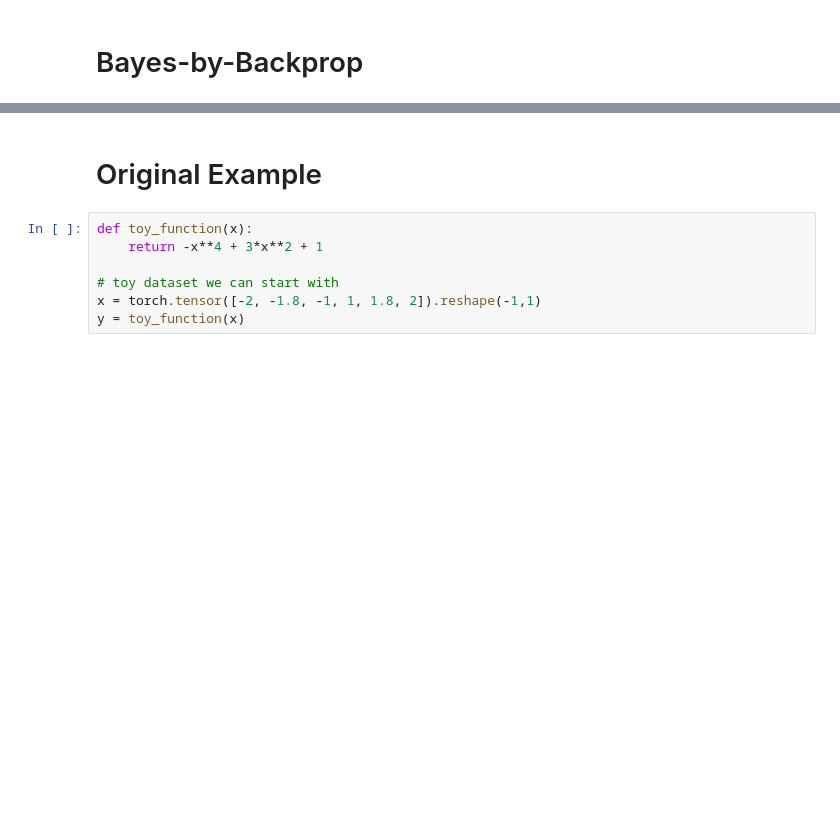
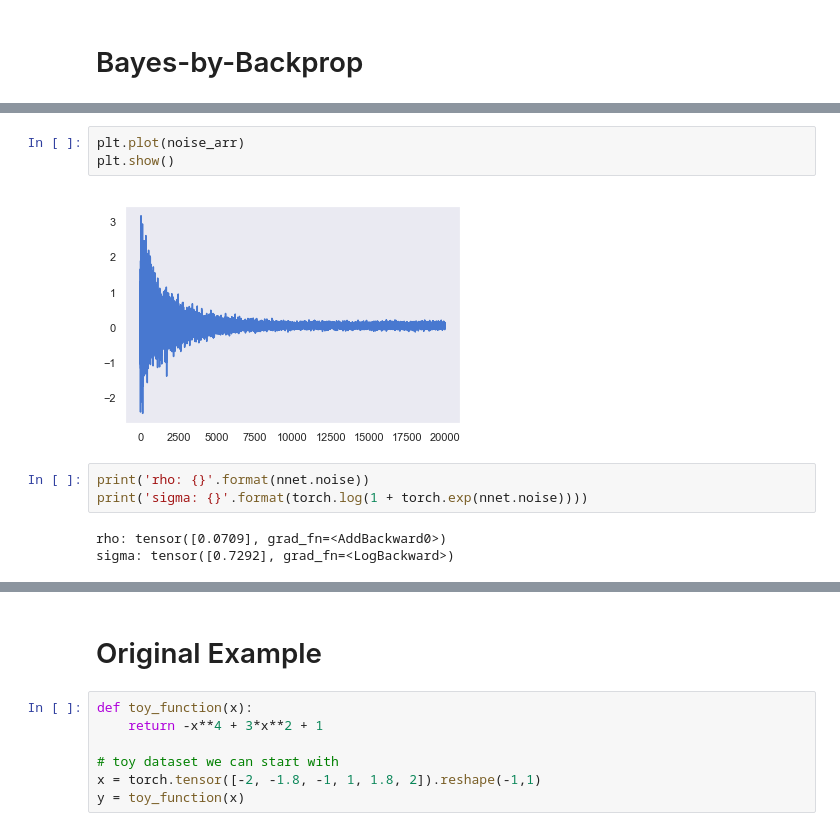
Before and after one commit to andreric/bayesian_neural_network, a Jupyter notebook: train_bbb_1D_regression.ipynb, the cells around one changed output, grey strips where cells are left out. Drawn from its saved outputs; the diff is of its cells as text; blank space fills up the shorter version.

```diff
--- a/train_bbb_1D_regression.ipynb
+++ b/train_bbb_1D_regression.ipynb
@@ -225,0 +260,11 @@ plt.show()
+# %%
+plt.plot(noise_arr)
+plt.show()
+# %% [output]
+[figure, added]
+# %%
+print('rho: {}'.format(nnet.noise))
+print('sigma: {}'.format(torch.log(1 + torch.exp(nnet.noise))))
+# %% [output]
+rho: tensor([0.0709], grad_fn=<AddBackward0>)
+sigma: tensor([0.7292], grad_fn=<LogBackward>)
```
Also changed, not shown: parts of 15 cells of this notebook, 3 other files.
